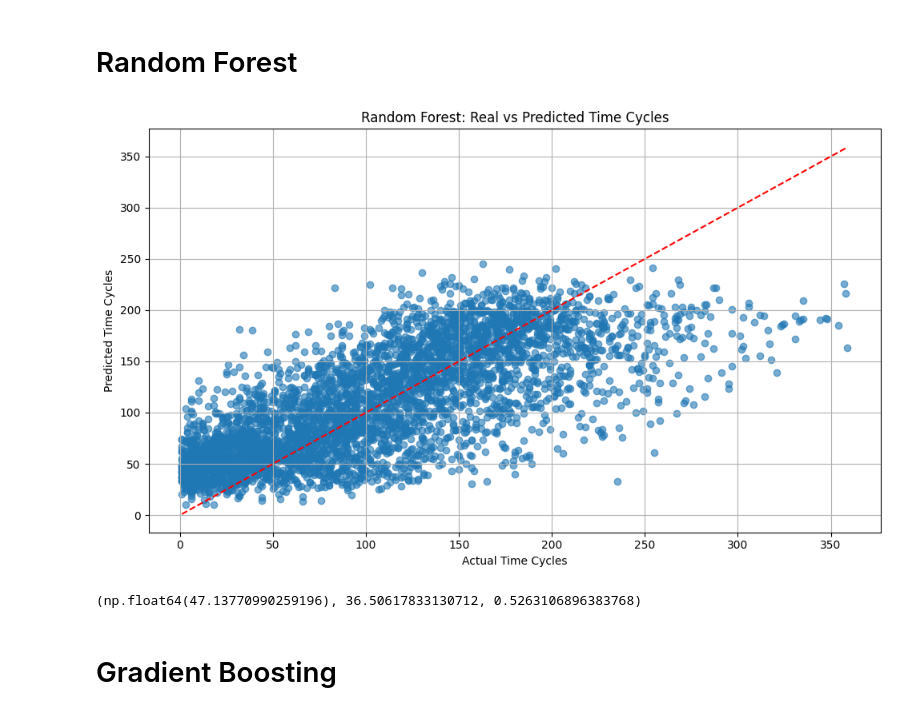
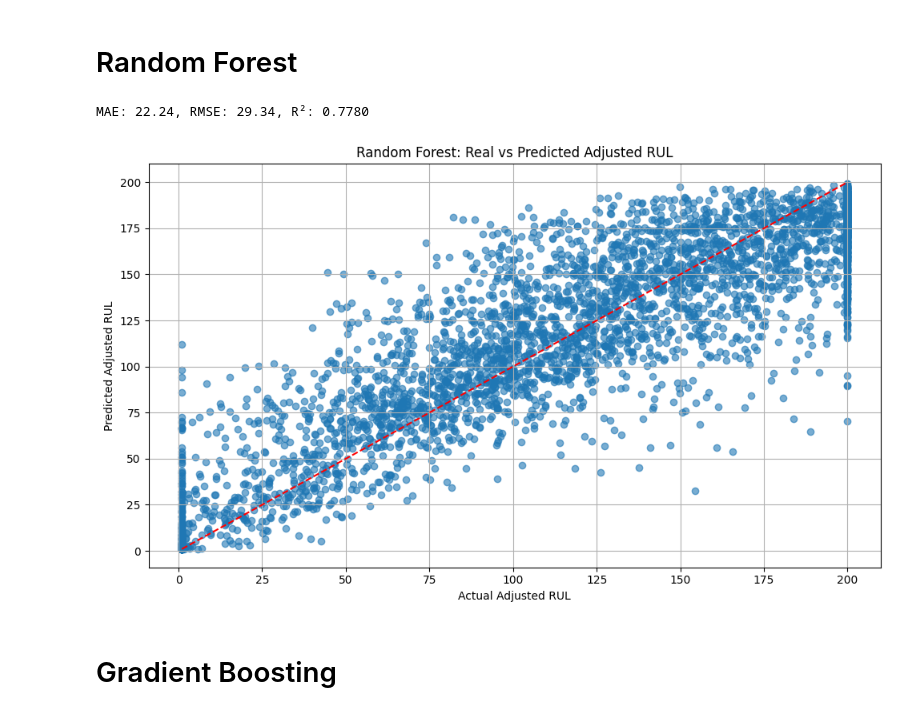
Before and after one commit to Serendipity-PdM/analysis, a Jupyter notebook: shift-data.ipynb, the cells around one changed output. Saved outputs shown, nothing was run; the diff lists cells and outputs as text; code cells hidden in the pictures.

```diff
--- a/shift-data.ipynb
+++ b/shift-data.ipynb
@@ -214,51 +243,59 @@ plt.show()
 # %% [markdown]
 # Random Forest
 # %%
+import pandas as pd
+import numpy as np
 from sklearn.model_selection import train_test_split
+from sklearn.preprocessing import StandardScaler
 from sklearn.ensemble import RandomForestRegressor
-from sklearn.metrics import mean_squared_error, mean_absolute_error, r2_score
-import numpy as np
+from sklearn.metrics import mean_absolute_error, mean_squared_error, r2_score
+import matplotlib.pyplot as plt
+import seaborn as sns
 
+# --- Load data ---
+df = pd.read_csv("datasets/shift-data/train_FD001_with_humans.csv")
 
-drop_columns = [
-    "op_setting_1", "op_setting_2", "op_setting_3"
-] + [f"sensor_{i}" for i in range(1, 22)]
+# --- Prepare features and target ---
+X = df.drop(columns=[
+    "unit_number", "time_cycles", "adjusted_rul"  # drop original RUL, ID, and timestamp
+])
+y = df["adjusted_rul"]
 
-X = train.drop(columns=drop_columns + ["time_cycles", "unit_number"])
-y = train["time_cycles"]
+# --- One-hot encode categoricals ---
+X = pd.get_dummies(X, columns=["shift_type", "experience_level", "gender"], drop_first=True)
 
-X_encoded = pd.get_dummies(X, columns=["shift_type", "experience_level", "gender"], drop_first=True)
+# --- Scale numeric features ---
+scaler = StandardScaler()
+X_scaled = scaler.fit_transform(X)
 
+# --- Split ---
+X_train, X_val, y_train, y_val = train_test_split(X_scaled, y, test_size=0.2, random_state=42)
 
-X_train, X_val, y_train, y_val = train_test_split(X_encoded, y, test_size=0.2, random_state=42)
+# --- Train Random Forest ---
+rf = RandomForestRegressor(n_estimators=100, random_state=42)
+rf.fit(X_train, y_train)
 
+# --- Predict and evaluate ---
+y_pred = rf.predict(X_val)
 
-rf_model = RandomForestRegressor(n_estimators=100, random_state=42)
-rf_model.fit(X_train, y_train)
+mae = mean_absolute_error(y_val, y_pred)
+rmse = np.sqrt(mean_squared_error(y_val, y_pred))
+r2 = r2_score(y_val, y_pred)
+print(f"MAE: {mae:.2f}, RMSE: {rmse:.2f}, R²: {r2:.4f}")
 
-
-y_pred = rf_model.predict(X_val)
-
-
-rmse = np.sqrt(mean_squared_error(y_val, y_pred))
-mae = mean_absolute_error(y_val, y_pred)
-r2 = r2_score(y_val, y_pred)
-
-
+# --- Plot: Actual vs Predicted ---
 plt.figure(figsize=(10, 6))
 plt.scatter(y_val, y_pred, alpha=0.6)
 plt.plot([y_val.min(), y_val.max()], [y_val.min(), y_val.max()], 'r--')
-plt.xlabel("Actual Time Cycles")
-plt.ylabel("Predicted Time Cycles")
-plt.title("Random Forest: Real vs Predicted Time Cycles")
+plt.xlabel("Actual Adjusted RUL")
+plt.ylabel("Predicted Adjusted RUL")
+plt.title("Random Forest: Real vs Predicted Adjusted RUL")
 plt.grid(True)
 plt.tight_layout()
 plt.show()
-
-rmse, mae, r2
 # %% [output]
+MAE: 22.24, RMSE: 29.34, R²: 0.7780
-[figure, old version]
+[figure, new version]
-(np.float64(47.13770990259196), 36.50617833130712, 0.5263106896383768)
 # %% [markdown]
 # Gradient Boosting
 # %%
```
Also changed, not shown: parts of 8 cells of this notebook.
